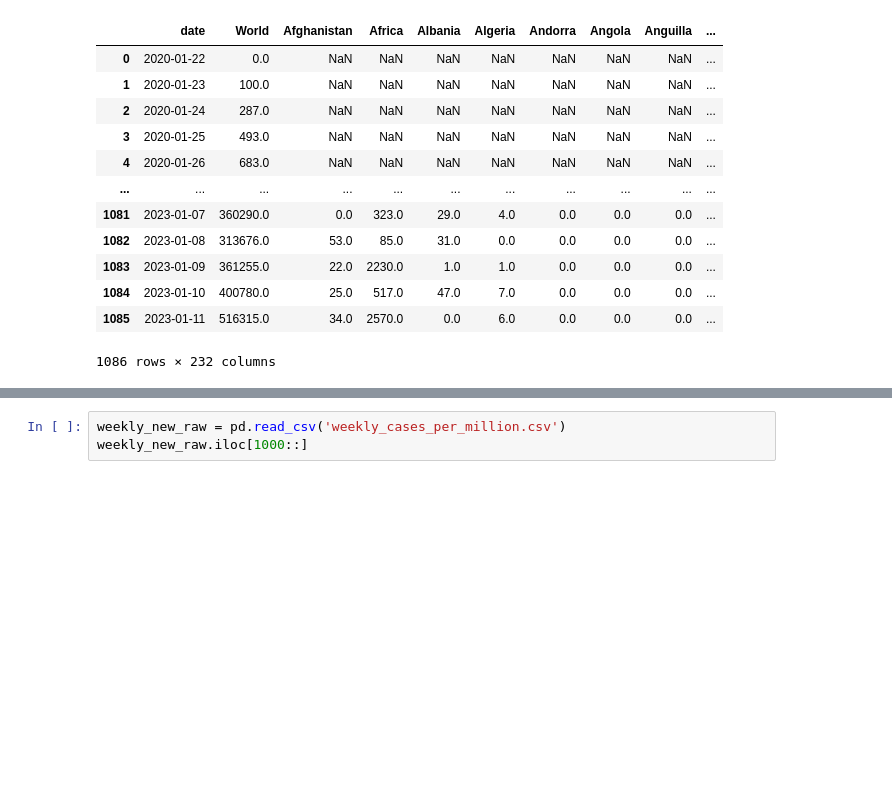
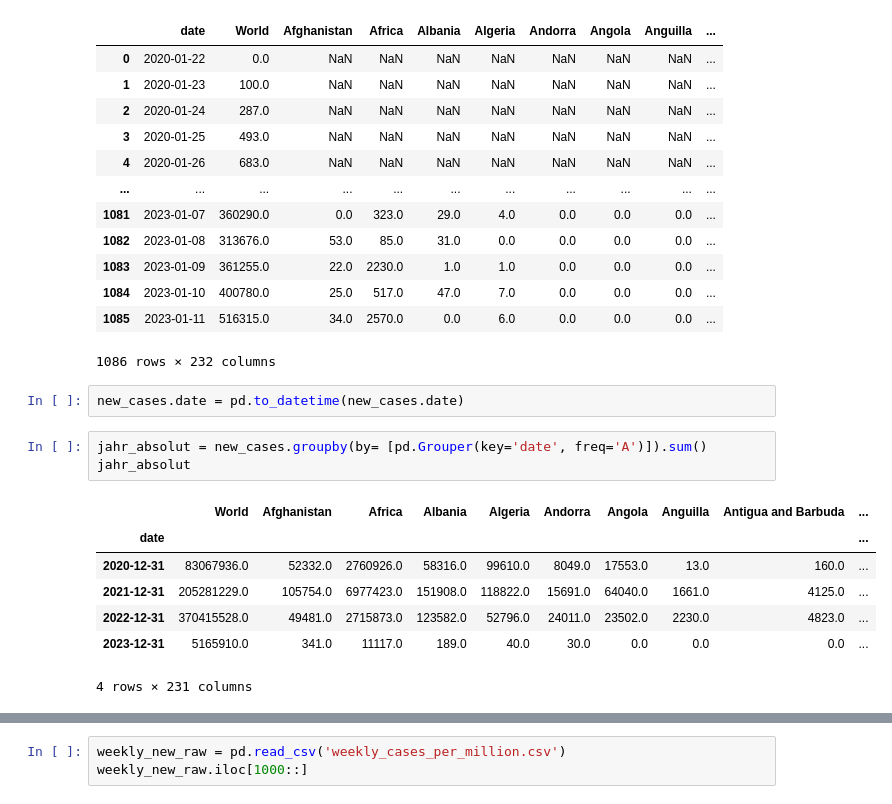
Before and after one commit to moshchev/smart_data, a Jupyter notebook: analyse.ipynb, the cells around one changed output, grey strips where cells are left out. Saved outputs shown, nothing was run; the diff lists cells and outputs as text; blank space fills up the shorter version.

```diff
--- a/analyse.ipynb
+++ b/analyse.ipynb
@@ -66,3 +70,16 @@ new_cases
 | 1084 | 2023-01-10 | 400780.0 | 25.0 | 517.0 | 47.0 | 7.0 | 0.0 | 0.0 | 0.0 | ... |
 | 1085 | 2023-01-11 | 516315.0 | 34.0 | 2570.0 | 0.0 | 6.0 | 0.0 | 0.0 | 0.0 | ... |
 1086 rows × 232 columns
+# %%
+new_cases.date = pd.to_datetime(new_cases.date)
+# %%
+jahr_absolut = new_cases.groupby(by= [pd.Grouper(key='date', freq='A')]).sum()
+jahr_absolut
+# %% [output]
+|  | World | Afghanistan | Africa | Albania | Algeria | Andorra | Angola | Anguilla | Antigua and Barbuda | ... |
+| date |  |  |  |  |  |  |  |  |  | ... |
+| 2020-12-31 | 83067936.0 | 52332.0 | 2760926.0 | 58316.0 | 99610.0 | 8049.0 | 17553.0 | 13.0 | 160.0 | ... |
+| 2021-12-31 | 205281229.0 | 105754.0 | 6977423.0 | 151908.0 | 118822.0 | 15691.0 | 64040.0 | 1661.0 | 4125.0 | ... |
+| 2022-12-31 | 370415528.0 | 49481.0 | 2715873.0 | 123582.0 | 52796.0 | 24011.0 | 23502.0 | 2230.0 | 4823.0 | ... |
+| 2023-12-31 | 5165910.0 | 341.0 | 11117.0 | 189.0 | 40.0 | 30.0 | 0.0 | 0.0 | 0.0 | ... |
+4 rows × 231 columns
```
Also changed, not shown: parts of 19 cells of this notebook.
